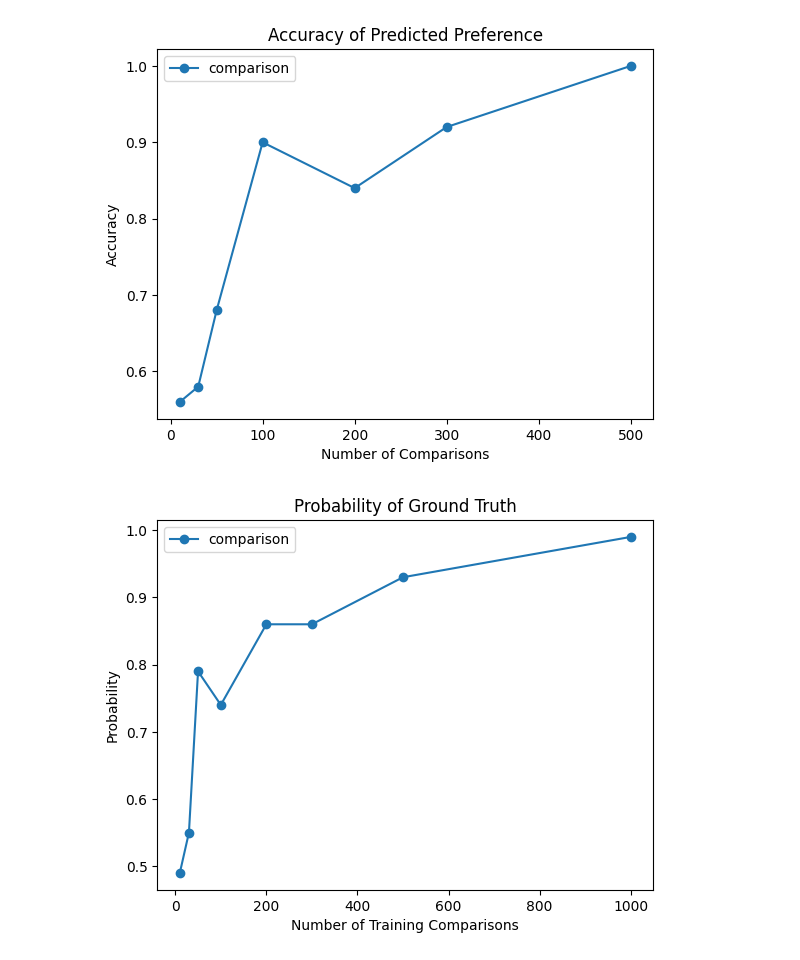
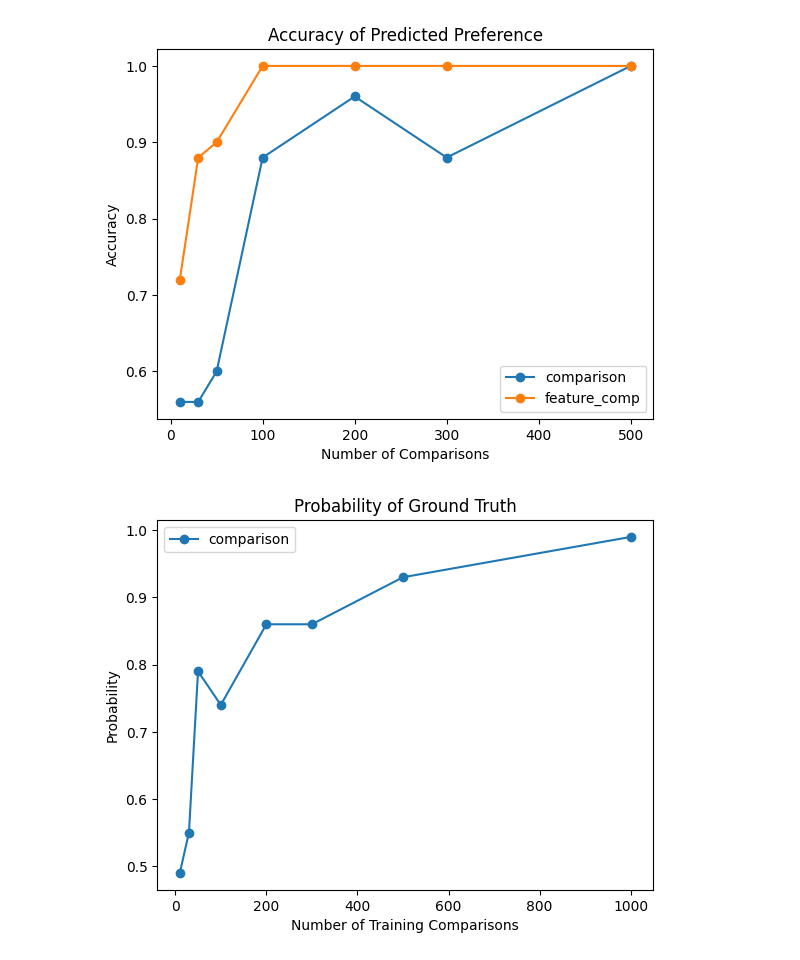
Before and after one commit to andipeng/feature-preference, a Jupyter notebook: feature_preference/plots.ipynb, the cells around one changed output. Saved outputs shown, nothing was run; the diff lists cells and outputs as text; code cells hidden in the pictures.

```diff
--- a/feature_preference/plots.ipynb
+++ b/feature_preference/plots.ipynb
@@ -19,16 +19,19 @@ import seaborn as sns
 from tqdm import tqdm
 # %%
 num_samples = [10, 30, 50, 100, 200, 300, 500]
-comp_accuracy = [0.56, 0.58, .68, 0.90, 0.84, 0.92, 1.0]
+comp_accuracy = [0.56, 0.56, .60, 0.88, 0.96, 0.88, 1.0]
+feature_comp_accuracy = [0.72, 0.88, 0.90, 1.0, 1.0, 1.0, 1.0]
 
-plt.plot(num_samples, comp_accuracy, marker='o', label='comparison')
-plt.xlabel('Number of Comparisons')
-plt.ylabel('Accuracy')
-plt.title('Accuracy of Predicted Preference')
-plt.legend()
+fig, ax = plt.subplots()
+ax.plot(num_samples, comp_accuracy, marker='o', label='comparison')
+ax.plot(num_samples, feature_comp_accuracy, marker='o', label='feature_comp')
+ax.set_xlabel('Number of Comparisons')
+ax.set_ylabel('Accuracy')
+ax.set_title('Accuracy of Predicted Preference')
+ax.legend()
 plt.show()
 # %% [output]
-[figure, old version]
+[figure, new version]
 # %%
 num_samples = [10, 30, 50, 100, 200, 300, 500, 1000]
 comp_prob = [0.009, 0.55, .79, 0.74, 0.86, 0.86, 0.93, 0.99]
```
Also changed, not shown: 16 other files.
